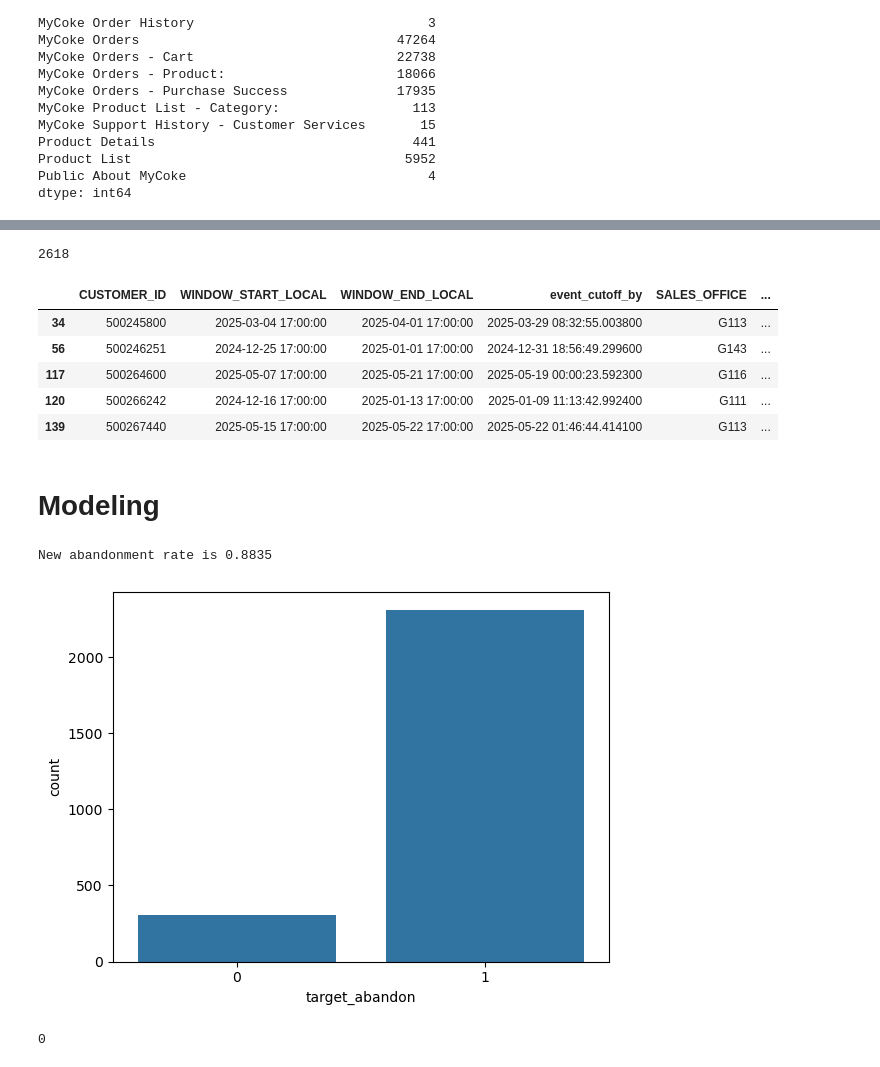
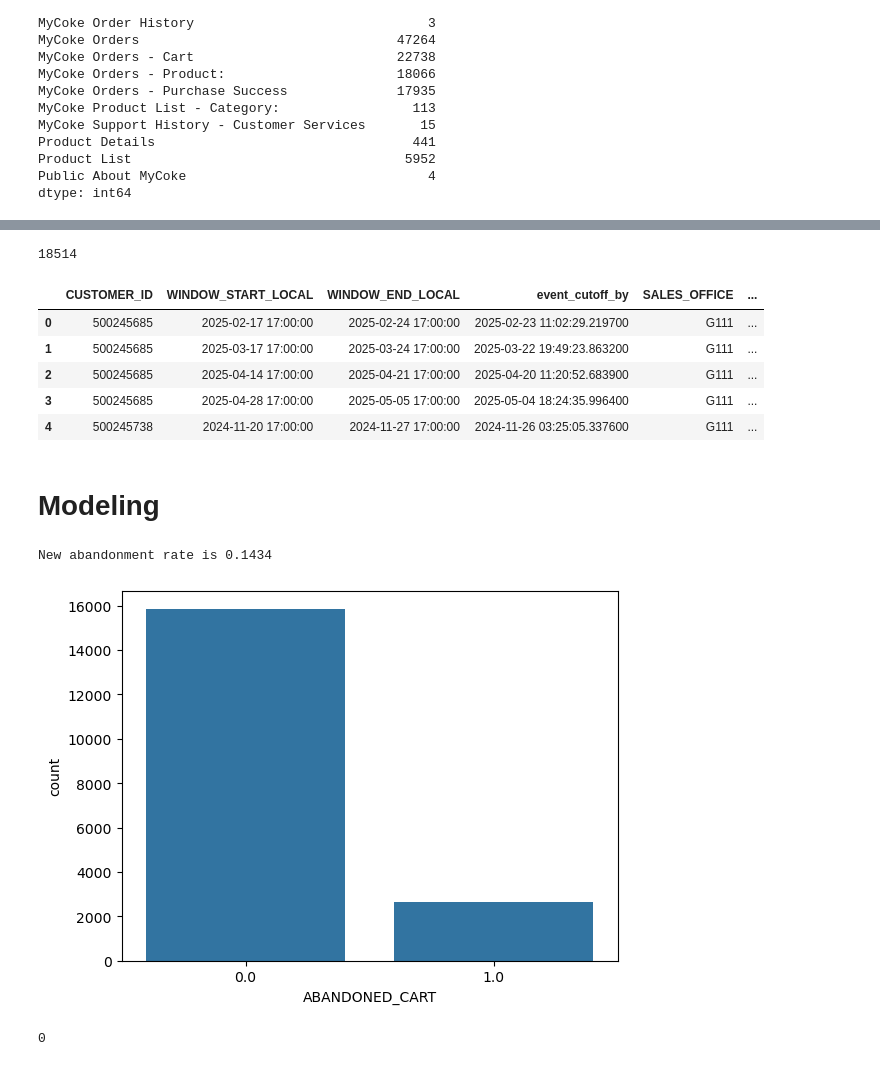
Before and after one commit to Hungagainagainagain/Swire-Cocacola-Capstone, a Jupyter notebook: modeling_new_logic copy 2.ipynb, the cells around one changed output, grey strips where cells are left out. Cells and saved outputs as stored; diff of their text form; code cells hidden in the pictures.

```diff
--- a/modeling_new_logic copy 2.ipynb
+++ b/modeling_new_logic copy 2.ipynb
@@ -145,7 +145,7 @@ windows['ORDER_CREATED_DATE_UTC'] = windows['CREATED_DATE_UTC']
 #Drop leakage columns and column from GA adding later
 windows = windows.drop(columns=['num_add_to_cart_events','total_items_added_to_cart',
                                 'purchases','button_clicks','total_events','DISTRIBUTION_MODE',
-                                'ABANDONED_CART','SALES_OFFICE_DESC','CREATED_DATE_EST','CREATED_DATE_UTC',
+                                'SALES_OFFICE_DESC','CREATED_DATE_EST','CREATED_DATE_UTC',
                                 'ORDER_QUANTITY','ORDER_TYPE','MATERIAL_LIST'])
 # %%
 pd.set_option('display.max_columns', None)
@@ -322,20 +322,6 @@ windows_with_ga2["add_to_cart_count_by_cutoff"] = ((windows_with_ga2["EVENT_NAME
                                                    (windows_with_ga2['EVENT_LOCAL_NAIVE'] <= windows_with_ga2['event_cutoff_by']))
 windows_with_ga2["remove_from_cart_count_by_cutoff"] = ((windows_with_ga2["EVENT_NAME"] == "remove_from_cart").astype("int") &
                                                         (windows_with_ga2['EVENT_LOCAL_NAIVE'] <= windows_with_ga2['event_cutoff_by']))
-
-
-windows_with_ga2["purchase_before_event_cutoff_count"] = (
-    ((windows_with_ga2['EVENT_NAME'] == 'purchase') &
-        (windows_with_ga2['EVENT_LOCAL_NAIVE'] <= windows_with_ga2['event_cutoff_by'])) |
-    ((windows_with_ga2['ORDER_EXISTS'] == 1) &
-        (windows_with_ga2['ORDER_CREATED_DATE_LOCAL'] <= windows_with_ga2['event_cutoff_by']))).astype(int)
-
-
-windows_with_ga2["purchase_after_event_cutoff_count"] = (
-    ((windows_with_ga2['EVENT_NAME'] == 'purchase') &
-        (windows_with_ga2['EVENT_LOCAL_NAIVE'] > windows_with_ga2['event_cutoff_by'])) |
-    ((windows_with_ga2['ORDER_EXISTS'] == 0) &
-        (windows_with_ga2['ORDER_CREATED_DATE_LOCAL'] > windows_with_ga2['event_cutoff_by']))).astype(int)
 # %%
 # How to agg EVENT_PAGE_TITLE?
 with pd.option_context('display.max_rows', None):
@@ -402,10 +388,10 @@ windows_with_ga2 = (
         SHIPPING_CONDITIONS = ('SHIPPING_CONDITIONS', 'first'),
         TIMEZONE=("TIMEZONE","first"),
 
+        ABANDONED_CART = ('ABANDONED_CART', 'mean'),
+
         add_to_cart_before_event_cutoff_count=("add_to_cart_count_by_cutoff","sum"),
         remove_from_cart_before_event_cutoff_count=("remove_from_cart_count_by_cutoff","sum"),
-        purchase_before_event_cutoff_count=("purchase_before_event_cutoff_count","sum"),
-        purchase_after_event_cutoff_count=("purchase_after_event_cutoff_count","sum"),
 
         ORDER_EXISTS = ('ORDER_EXISTS','first'),
         ORDER_CREATED_DATE_LOCAL = ('ORDER_CREATED_DATE_LOCAL', 'first'),
@@ -454,22 +440,22 @@ windows_with_ga2 = (
 ))
 # %%
 # drop purchase_before_event_cutoff_count >= 1
-windows_with_ga2= windows_with_ga2[windows_with_ga2['purchase_before_event_cutoff_count']<1]
-windows_with_ga2['target_abandon'] = (windows_with_ga2['purchase_after_event_cutoff_count']==0).astype(int)
+#windows_with_ga2= windows_with_ga2[windows_with_ga2['purchase_before_event_cutoff_count']<1]
+# windows_with_ga2['target_abandon'] = (windows_with_ga2['purchase_after_event_cutoff_count']==0).astype(int)
 
-windows_with_ga2 = windows_with_ga2.drop(columns=['purchase_before_event_cutoff_count','purchase_after_event_cutoff_count','ORDER_EXISTS', 'ORDER_CREATED_DATE_LOCAL'])
+windows_with_ga2 = windows_with_ga2.drop(columns=['ORDER_CREATED_DATE_LOCAL', 'ORDER_EXISTS'])
 len(windows_with_ga2)
 # %% [output]
-2618
+18514
 # %%
 windows_with_ga2.head()
 # %% [output]
 |  | CUSTOMER_ID | WINDOW_START_LOCAL | WINDOW_END_LOCAL | event_cutoff_by | SALES_OFFICE | ... |
-| 34 | 500245800 | 2025-03-04 17:00:00 | 2025-04-01 17:00:00 | 2025-03-29 08:32:55.003800 | G113 | ... |
-| 56 | 500246251 | 2024-12-25 17:00:00 | 2025-01-01 17:00:00 | 2024-12-31 18:56:49.299600 | G143 | ... |
-| 117 | 500264600 | 2025-05-07 17:00:00 | 2025-05-21 17:00:00 | 2025-05-19 00:00:23.592300 | G116 | ... |
-| 120 | 500266242 | 2024-12-16 17:00:00 | 2025-01-13 17:00:00 | 2025-01-09 11:13:42.992400 | G111 | ... |
-| 139 | 500267440 | 2025-05-15 17:00:00 | 2025-05-22 17:00:00 | 2025-05-22 01:46:44.414100 | G113 | ... |
+| 0 | 500245685 | 2025-02-17 17:00:00 | 2025-02-24 17:00:00 | 2025-02-23 11:02:29.219700 | G111 | ... |
+| 1 | 500245685 | 2025-03-17 17:00:00 | 2025-03-24 17:00:00 | 2025-03-22 19:49:23.863200 | G111 | ... |
+| 2 | 500245685 | 2025-04-14 17:00:00 | 2025-04-21 17:00:00 | 2025-04-20 11:20:52.683900 | G111 | ... |
+| 3 | 500245685 | 2025-04-28 17:00:00 | 2025-05-05 17:00:00 | 2025-05-04 18:24:35.996400 | G111 | ... |
+| 4 | 500245738 | 2024-11-20 17:00:00 | 2024-11-27 17:00:00 | 2024-11-26 03:25:05.337600 | G111 | ... |
 # %%
 #windows_with_ga2.to_csv('modeling_data.csv')
 # %% [markdown]
@@ -477,14 +463,14 @@ windows_with_ga2.head()
 # %%
 windows_with_ga3 = windows_with_ga2.copy()
 
 # New abandon rate?
-print(f"New abandonment rate is {windows_with_ga3['target_abandon'].mean():.4f}")
+print(f"New abandonment rate is {windows_with_ga3['ABANDONED_CART'].mean():.4f}")
 
-sns.countplot(data=windows_with_ga3, x='target_abandon')
+sns.countplot(data=windows_with_ga3, x='ABANDONED_CART')
 plt.show()
 # %% [output]
-New abandonment rate is 0.8835
+New abandonment rate is 0.1434
-[figure, old version]
+[figure, new version]
 # %%
 windows_with_ga3.columns.isna().sum()
 # %% [output]
```
Also changed, not shown: parts of 9 cells of this notebook, 1 other file.
